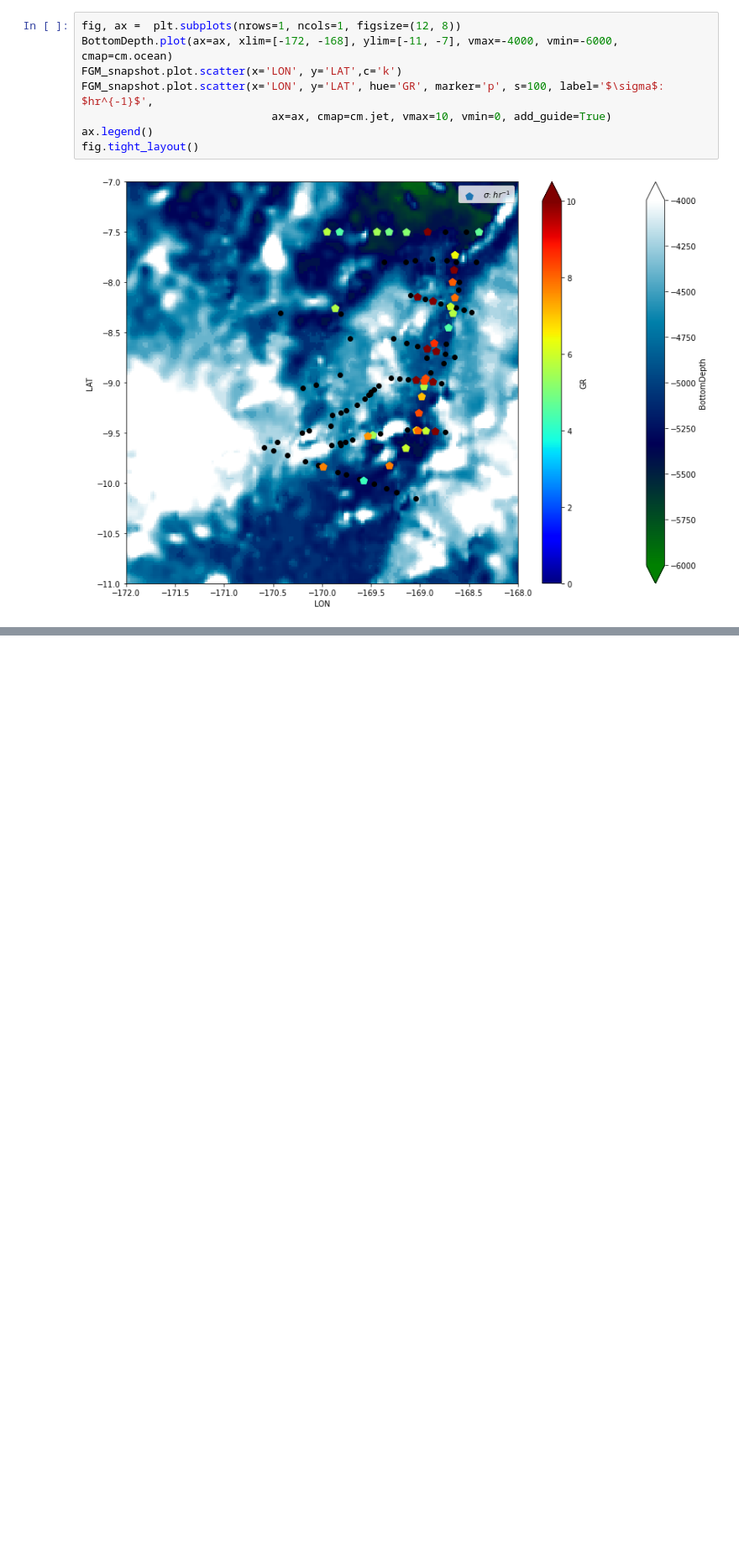
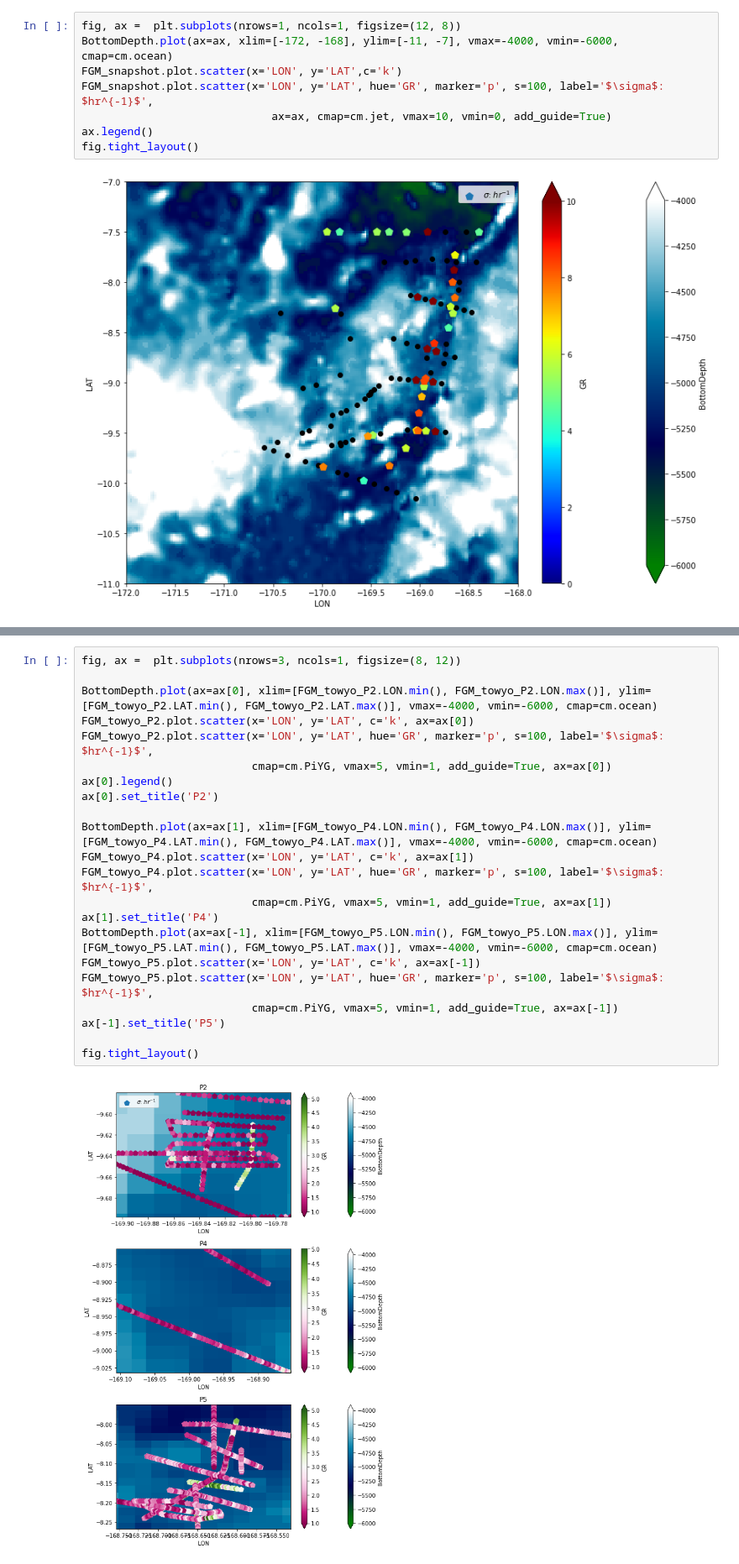
Before and after one commit to jessecusack/SP_taylor_goldstein, a Jupyter notebook: sp-tg/analysis/FGM.ipynb, the cells around one changed output, grey strips where cells are left out. Shown at 84% size. Saved outputs shown, nothing was run; the diff lists cells and outputs as text; blank space fills up the shorter version.

```diff
--- a/sp-tg/analysis/FGM.ipynb
+++ b/sp-tg/analysis/FGM.ipynb
@@ -187,0 +273,24 @@ fig.tight_layout()
+# %%
+fig, ax =  plt.subplots(nrows=3, ncols=1, figsize=(8, 12))
+
+BottomDepth.plot(ax=ax[0], xlim=[FGM_towyo_P2.LON.min(), FGM_towyo_P2.LON.max()], ylim=[FGM_towyo_P2.LAT.min(), FGM_towyo_P2.LAT.max()], vmax=-4000, vmin=-6000, cmap=cm.ocean)
+FGM_towyo_P2.plot.scatter(x='LON', y='LAT', c='k', ax=ax[0])
+FGM_towyo_P2.plot.scatter(x='LON', y='LAT', hue='GR', marker='p', s=100, label='$\sigma$: $hr^{-1}$',
+                          cmap=cm.PiYG, vmax=5, vmin=1, add_guide=True, ax=ax[0])
+ax[0].legend()
+ax[0].set_title('P2')
+
+BottomDepth.plot(ax=ax[1], xlim=[FGM_towyo_P4.LON.min(), FGM_towyo_P4.LON.max()], ylim=[FGM_towyo_P4.LAT.min(), FGM_towyo_P4.LAT.max()], vmax=-4000, vmin=-6000, cmap=cm.ocean)
+FGM_towyo_P4.plot.scatter(x='LON', y='LAT', c='k', ax=ax[1])
+FGM_towyo_P4.plot.scatter(x='LON', y='LAT', hue='GR', marker='p', s=100, label='$\sigma$: $hr^{-1}$',
+                          cmap=cm.PiYG, vmax=5, vmin=1, add_guide=True, ax=ax[1])
+ax[1].set_title('P4')
+BottomDepth.plot(ax=ax[-1], xlim=[FGM_towyo_P5.LON.min(), FGM_towyo_P5.LON.max()], ylim=[FGM_towyo_P5.LAT.min(), FGM_towyo_P5.LAT.max()], vmax=-4000, vmin=-6000, cmap=cm.ocean)
+FGM_towyo_P5.plot.scatter(x='LON', y='LAT', c='k', ax=ax[-1])
+FGM_towyo_P5.plot.scatter(x='LON', y='LAT', hue='GR', marker='p', s=100, label='$\sigma$: $hr^{-1}$',
+                          cmap=cm.PiYG, vmax=5, vmin=1, add_guide=True, ax=ax[-1])
+ax[-1].set_title('P5')
+
+fig.tight_layout()
+# %% [output]
+[figure, added]
```
Also changed, not shown: parts of 22 cells of this notebook, 1 other file.
